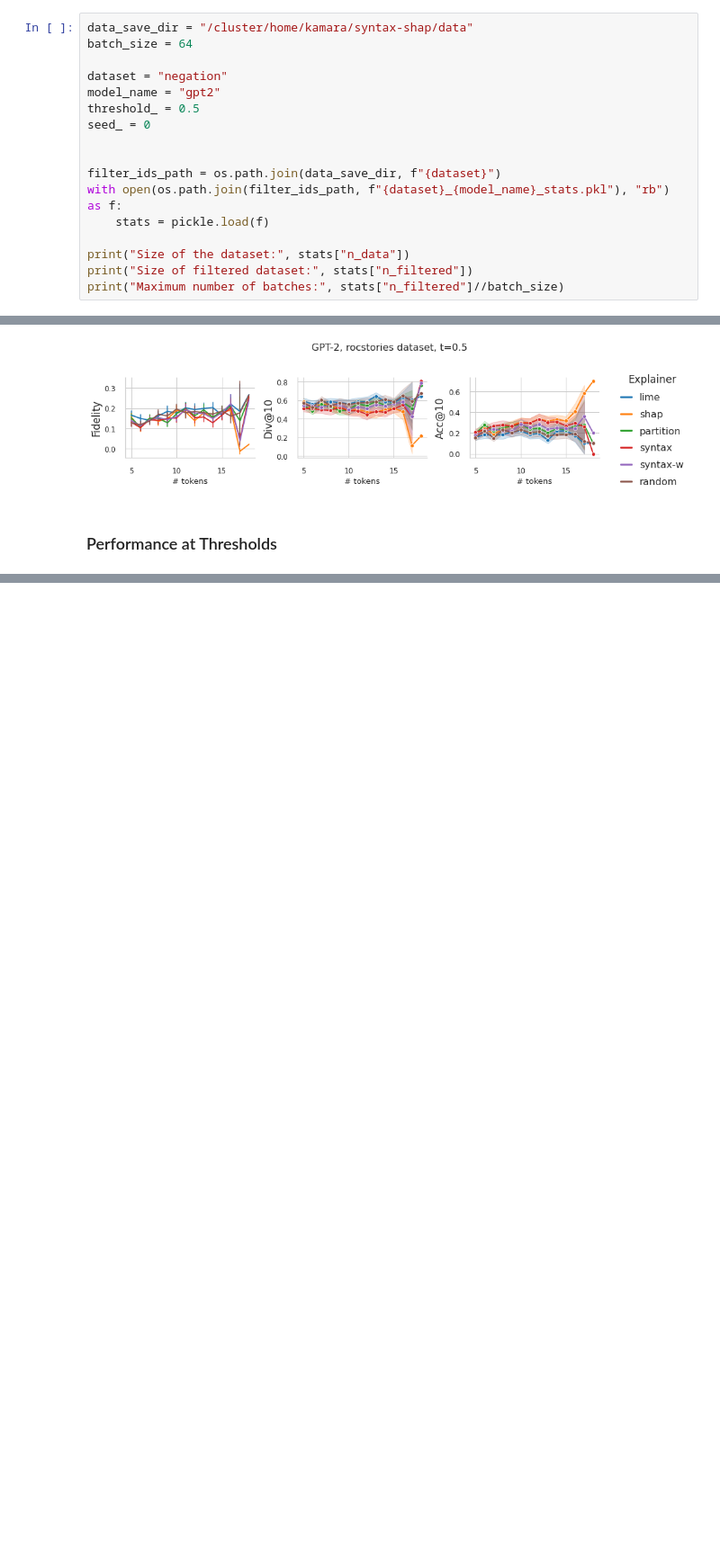
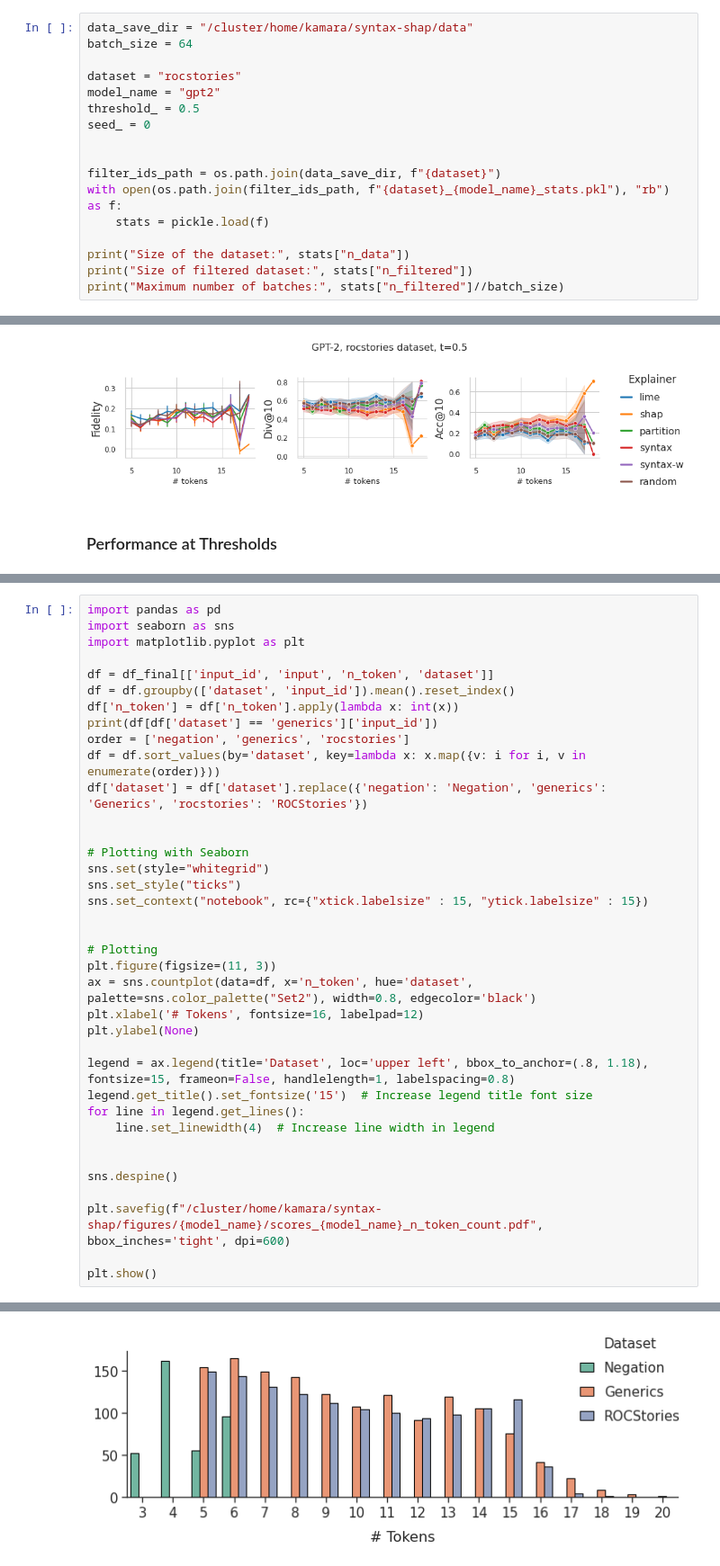
Before and after one commit to k-amara/syntax-shap, a Jupyter notebook: notebooks/Scores_Visualization_GPT2.ipynb, the cells around one changed output, grey strips where cells are left out. Shown: that part at 90% size. Saved outputs shown, nothing was run; the diff lists cells and outputs as text; blank space fills up the shorter version.

```diff
--- a/notebooks/Scores_Visualization_GPT2.ipynb
+++ b/notebooks/Scores_Visualization_GPT2.ipynb
@@ -15,7 +15,7 @@ import matplotlib.pyplot as plt
 data_save_dir = "/cluster/home/kamara/syntax-shap/data"
 batch_size = 64
 
-dataset = "negation"
+dataset = "rocstories"
 model_name = "gpt2"
 threshold_ = 0.5
 seed_ = 0
@@ -468,0 +526,38 @@ fig.savefig(f"/cluster/home/kamara/syntax-shap/figures/{model_name}/{dataset}/sc
+# %%
+import pandas as pd
+import seaborn as sns
+import matplotlib.pyplot as plt
+
+df = df_final[['input_id', 'input', 'n_token', 'dataset']]
+df = df.groupby(['dataset', 'input_id']).mean().reset_index()
+df['n_token'] = df['n_token'].apply(lambda x: int(x))
+print(df[df['dataset'] == 'generics']['input_id'])
+order = ['negation', 'generics', 'rocstories']
+df = df.sort_values(by='dataset', key=lambda x: x.map({v: i for i, v in enumerate(order)}))
+df['dataset'] = df['dataset'].replace({'negation': 'Negation', 'generics': 'Generics', 'rocstories': 'ROCStories'})
+
+
+# Plotting with Seaborn
+sns.set(style="whitegrid")
+sns.set_style("ticks")
+sns.set_context("notebook", rc={"xtick.labelsize" : 15, "ytick.labelsize" : 15})
+
+
+# Plotting
+plt.figure(figsize=(11, 3))
+ax = sns.countplot(data=df, x='n_token', hue='dataset', palette=sns.color_palette("Set2"), width=0.8, edgecolor='black')
+plt.xlabel('# Tokens', fontsize=16, labelpad=12)
+plt.ylabel(None)
+
+legend = ax.legend(title='Dataset', loc='upper left', bbox_to_anchor=(.8, 1.18), fontsize=15, frameon=False, handlelength=1, labelspacing=0.8)
+legend.get_title().set_fontsize('15')  # Increase legend title font size
+for line in legend.get_lines():
+    line.set_linewidth(4)  # Increase line width in legend
+
+
+sns.despine()
+
+plt.savefig(f"/cluster/home/kamara/syntax-shap/figures/{model_name}/scores_{model_name}_n_token_count.pdf", bbox_inches='tight', dpi=600)
+
+plt.show()
+# %% [output]
@@ -468,0 +576 @@ fig.savefig(f"/cluster/home/kamara/syntax-shap/figures/{model_name}/{dataset}/sc
+[figure, added]
```
Also changed, not shown: parts of 7 cells of this notebook, 2 other files.
